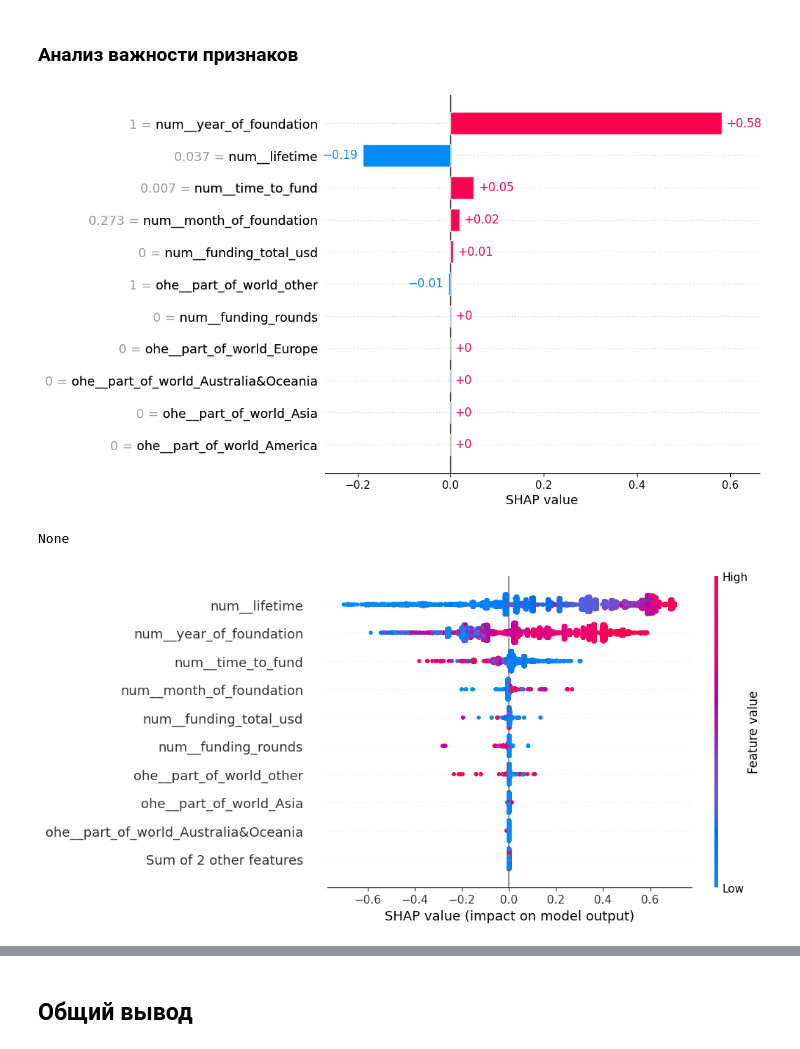
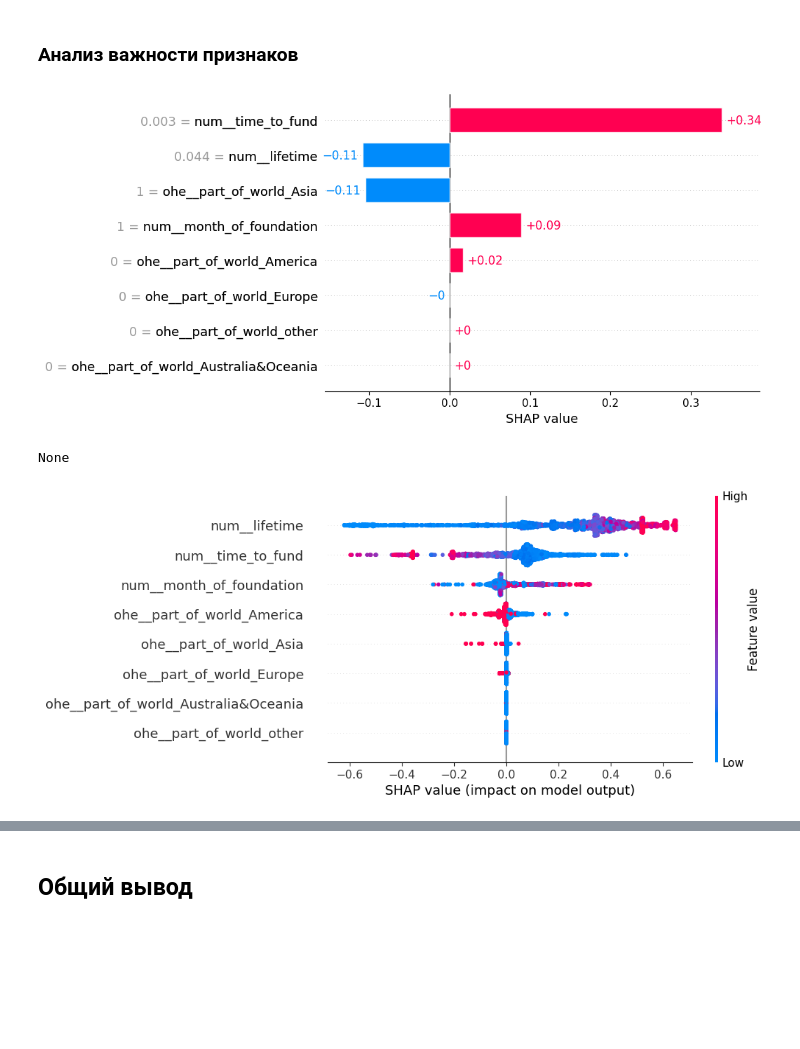
Before and after one commit to IvanShuin/Startups, a Jupyter notebook: startups.ipynb, the cells around one changed output, grey strips where cells are left out. Saved outputs shown, nothing was run; the diff lists cells and outputs as text; code cells hidden in the pictures; blank space fills up the shorter version.

```diff
--- a/startups.ipynb
+++ b/startups.ipynb
@@ -1302,5 +1302,5 @@ plt.ylabel('Часть света');
 # %%
-data_for_model = data_train_filt[['name', 'funding_total_usd', 'status','lifetime', 'part_of_world','funding_rounds', 'year_of_foundation', 'month_of_foundation', 'time_to_fund']]
+data_for_model = data_train_filt[['name', 'status','lifetime', 'part_of_world', 'month_of_foundation', 'time_to_fund']]
 # %%
 !pip install imbalanced-learn
 # %% [output]
@@ -1312,7 +1312,7 @@ Requirement already satisfied: scikit-learn>=1.0.2 in c:\users\еблан\appdat
 Requirement already satisfied: joblib>=1.1.1 in c:\program files\python39\lib\site-packages (from imbalanced-learn) (1.2.0)
 Requirement already satisfied: threadpoolctl>=2.0.0 in c:\program files\python39\lib\site-packages (from imbalanced-learn) (3.1.0)
 # %%
-num_cols = ['funding_total_usd', 'funding_rounds','lifetime', 'year_of_foundation', 'month_of_foundation', 'time_to_fund']
+num_cols = ['lifetime', 'month_of_foundation', 'time_to_fund']
 ohe_cols = ['part_of_world']
 # %%
 #
@@ -1412,15 +1412,21 @@ param = [
         'preprocessor__num': [StandardScaler(), MinMaxScaler(), RobustScaler()]
     },
 
-    {
-        'models': [LogisticRegression(
-            random_state=RANDOM_STATE,
-            solver='liblinear'
-        )],
-        'models__C': range(1,5),
-        'models__penalty' : ['l1', 'l2'],
-        'preprocessor__num': [StandardScaler(), MinMaxScaler(), RobustScaler(), 'passthrough']
-    }
+    #         {
+    #     'models': [KNeighborsClassifier()],
+    #     'models__n_neighbors': range(2, 6),
+    #     'preprocessor__num': [StandardScaler(), MinMaxScaler(), RobustScaler()],
+    # },
+
+    # {
+    #     'models': [LogisticRegression(
+    #         random_state=RANDOM_STATE,
+    #         solver='liblinear'
+    #     )],
+    #     'models__C': range(1,5),
+    #     'models__penalty' : ['l1', 'l2'],
+    #     'preprocessor__num': [StandardScaler(), MinMaxScaler(), RobustScaler(), 'passthrough']
+    # }
 ]
 # %%
 rand = RandomizedSearchCV(
@@ -1478,31 +1487,30 @@ Name: status, dtype: int64
 # %%
 import shap
 from shap import Explanation
 from shap.plots import waterfall
 
-
 X_train_2 = pipe_final.named_steps['preprocessor'].fit_transform(X_train)
 
-explainer = shap.TreeExplainer(rand.best_estimator_.named_steps['models'], X_train_2)
-
-X_valid_2 = pipe_final.named_steps['preprocessor'].transform(X_valid)
+X_valid_2 = pipe_final.named_steps['preprocessor'].transform(X_valid.sample(n=3000, random_state=RANDOM_STATE))
 
 feature_names = pipe_final.named_steps['preprocessor'].get_feature_names_out()
 
+explainer = shap.TreeExplainer(rand.best_estimator_.named_steps['models'], X_train_2, feature_names = feature_names)
+
 X_test_2 = pd.DataFrame(X_valid_2, columns = feature_names)
 
-sv = explainer(X_test_2)
+sv = explainer(X_test_2, check_additivity = False)
 exp = Explanation(sv.values[:,:,1],
                   sv.base_values[:,1],
                   data=X_test_2.values,
                   feature_names=X_test_2.columns)
 idx = 0
 display(shap.plots.bar(exp[idx], max_display=50))
 shap.plots.beeswarm(exp)
 # %% [output]
-[figure, old version]
+[figure, new version]
 None
-[figure, old version]
+[figure, new version]
 # %%
 X_valid_2 = pipe_final.named_steps['preprocessor'].transform(X_test)
 
```
Also changed, not shown: parts of 10 cells of this notebook.
